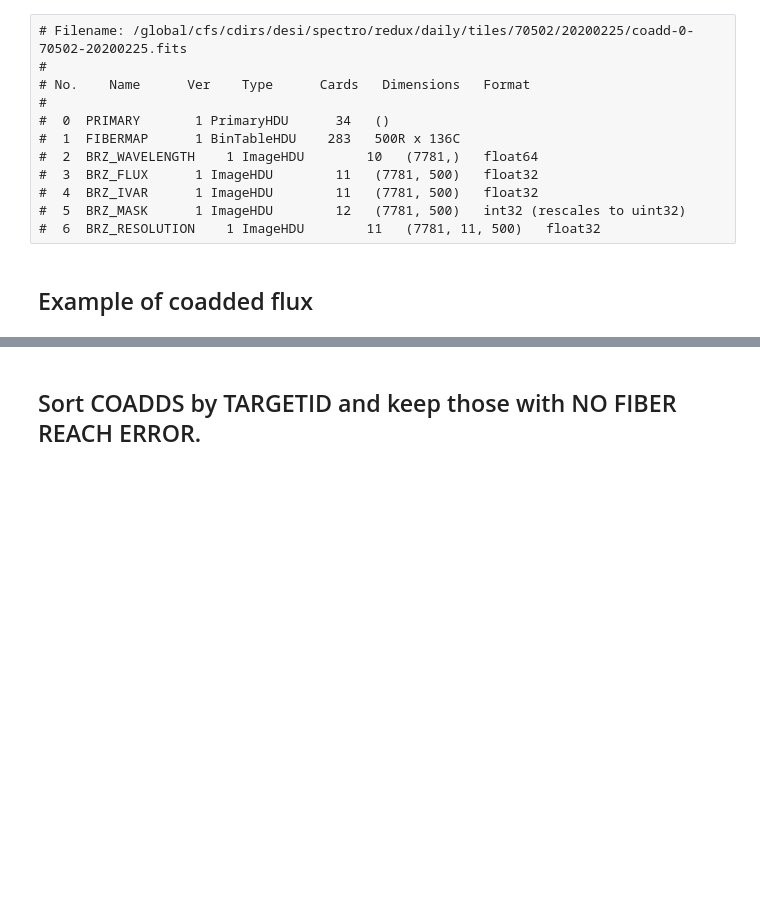
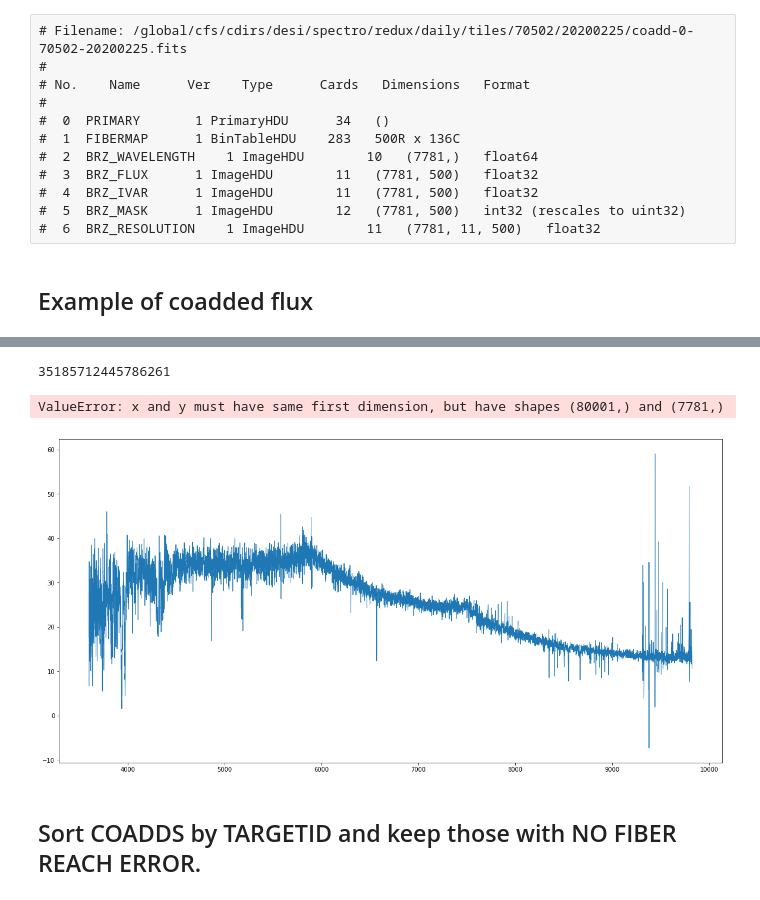
Before and after one commit to SgmAstro/MINISV, a Jupyter notebook: zs.ipynb, the cells around one changed output, grey strips where cells are left out. Saved outputs shown, nothing was run; the diff lists cells and outputs as text; code cells hidden in the pictures; blank space fills up the shorter version.

```diff
--- a/zs.ipynb
+++ b/zs.ipynb
@@ -191,15 +194,19 @@ for petal in [0,3,6,7,9]:
 
     coadds_wave[petal] = fitsio.read(root + 'coadd-{}-70502-20200225.fits'.format(petal), ext=2)
     coadds_flux[petal] = fitsio.read(root + 'coadd-{}-70502-20200225.fits'.format(petal), ext=3)
+    coadds_ivar[petal] = fitsio.read(root + 'coadd-{}-70502-20200225.fits'.format(petal), ext=4)
+    coadds_mask[petal] = fitsio.read(root + 'coadd-{}-70502-20200225.fits'.format(petal), ext=5)
+    coadds_res[petal]  = fitsio.read(root + 'coadd-{}-70502-20200225.fits'.format(petal), ext=6)
+
+    coadds_snr[petal]  = coadds_flux[petal] * np.sqrt(coadds_ivar[petal])
 # %%
 ##  Assumes similar across exposures.
 wave           = coadds_wave[0]
 acoadds_flux   = np.vstack((coadds_flux[0], coadds_flux[3], coadds_flux[6], coadds_flux[7], coadds_flux[9]))
+acoadds_snr    = np.vstack((coadds_snr[0], coadds_snr[3], coadds_snr[6], coadds_snr[7], coadds_snr[9]))
+acoadds_res    = np.vstack((coadds_res[0], coadds_res[3], coadds_res[6], coadds_res[7], coadds_res[9]))
 
 acoadds        = np.hstack((coadds[0], coadds[3], coadds[6], coadds[7], coadds[9]))
 azbests        = np.hstack((zbests[0], zbests[3], zbests[6], zbests[7], zbests[9]))
 # %% [markdown]
 ##  Example of coadded flux
-# %%
-for i, x in enumerate(acoadds_flux[:10]):
-  pl.plot(wave, x / np.median(x))
@@ -207,0 +213,20 @@ for i, x in enumerate(acoadds_flux[:10]):
+# %%
+i        = 0
+zbest    = Table(azbests)[0]
+res      = acoadds_res[0]
+
+z        = zbest['Z']
+targetid = zbest['TARGETID']
+spectype = zbest['SPECTYPE'].strip()
+subtype  = zbest['SUBTYPE'].strip()
+
+fulltype = (spectype, subtype)
+
+ncoeff   = templates[fulltype].flux.shape[0]
+coeff    = zbest['COEFF'][0:ncoeff]
+
+tflux    = templates[fulltype].flux.T.dot(coeff)
+twave    = templates[fulltype].wave * (1. + z)
+
+R        = Resolution(res)
+txflux   = R.dot(resample_flux(twave, twave, tflux))
@@ -208,3 +249,19 @@ for i, x in enumerate(acoadds_flux[:10]):
+# %%
+targetid = zbest['TARGETID']
+targetid
+# %% [output]
+35185712445786261
+# %%
+plt.rcParams['figure.figsize'] = [20, 10]
+
+for i, x in enumerate(acoadds_flux[:1]):
+  pl.plot(wave,      x, lw=1.0)
+  pl.plot(twave, txflux, lw=1.0)
+
+  pl.xlim(3500., 10000.)
+# %% [output]
+ValueError: x and y must have same first dimension, but have shapes (80001,) and (7781,)
+[figure, added]
 # %% [markdown]
 ##  Sort COADDS by TARGETID and keep those with NO FIBER REACH ERROR.
 # %%
```
Also changed, not shown: parts of 27 cells of this notebook.
